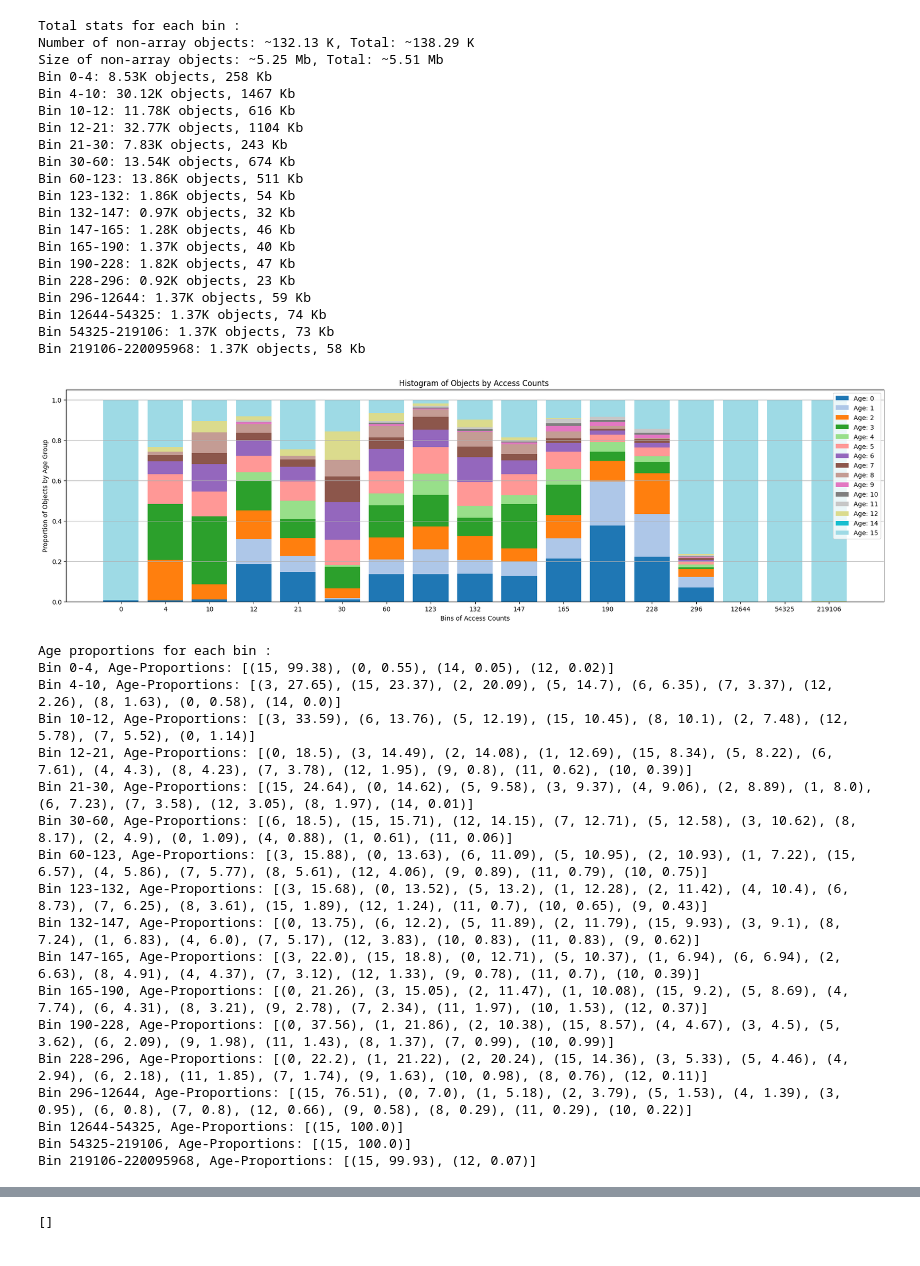
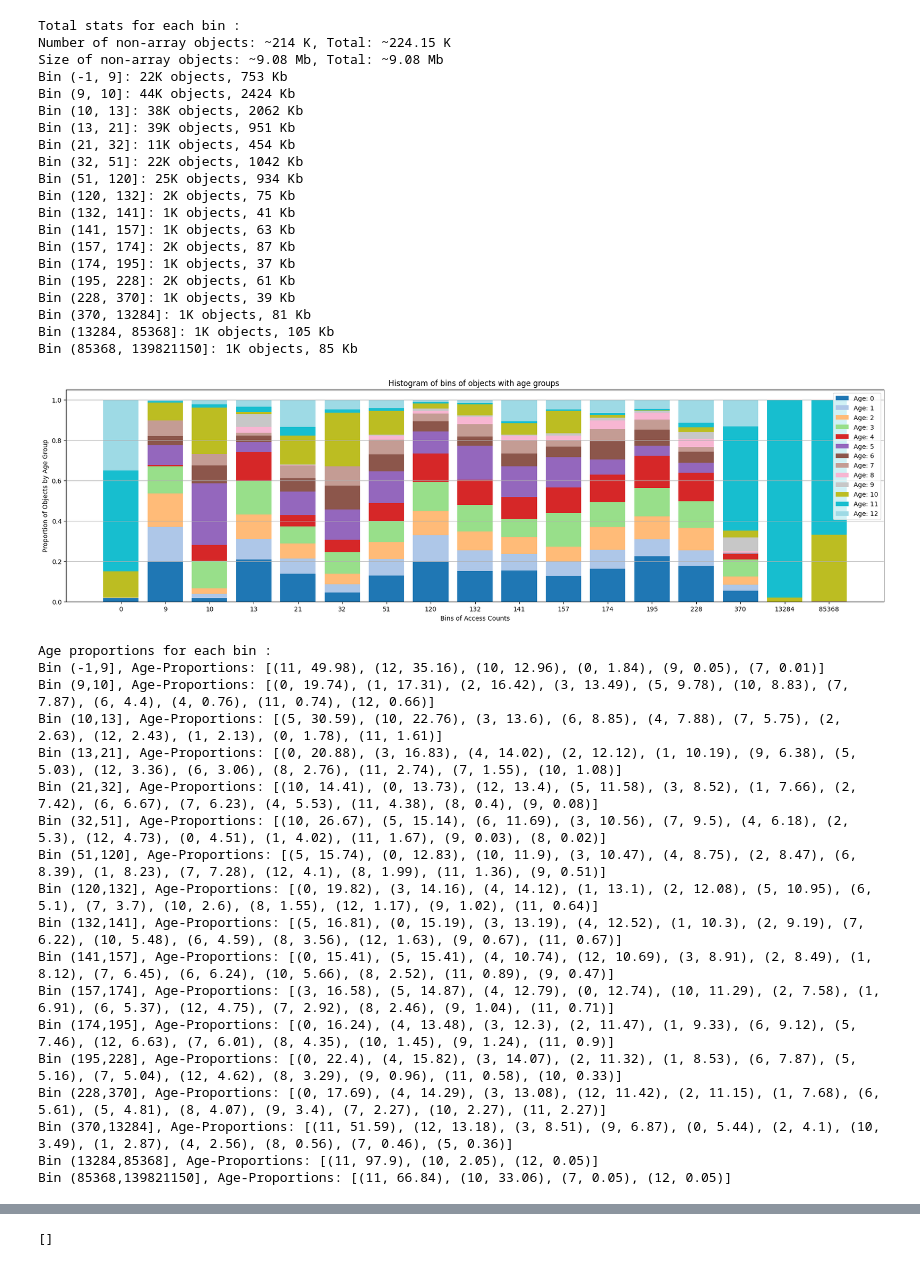
Before and after one commit to Pilipets/Cold-Objects-Detection-openj9, a Jupyter notebook: scripts/results.ipynb, the cells around one changed output, grey strips where cells are left out. Drawn from its saved outputs; the diff is of its cells as text; code cells hidden in the pictures.

```diff
--- a/scripts/results.ipynb
+++ b/scripts/results.ipynb
@@ -391,4 +480,4 @@ objects
 # %%
-snap = snapshots[-2]
+snap = snapshots[12]
 display_freq_bins([obj for obj in snap if obj.typ != 'array'])
 # %% [output]
@@ -396,39 +485,39 @@ display_freq_bins([obj for obj in snap if obj.typ != 'array'])
 Total stats for each bin :
-Number of non-array objects: ~132.13 K, Total: ~138.29 K
-Size of non-array objects: ~5.25 Mb, Total: ~5.51 Mb
-Bin 0-4: 8.53K objects, 258 Kb
-Bin 4-10: 30.12K objects, 1467 Kb
-Bin 10-12: 11.78K objects, 616 Kb
-Bin 12-21: 32.77K objects, 1104 Kb
-Bin 21-30: 7.83K objects, 243 Kb
-Bin 30-60: 13.54K objects, 674 Kb
-Bin 60-123: 13.86K objects, 511 Kb
-Bin 123-132: 1.86K objects, 54 Kb
-Bin 132-147: 0.97K objects, 32 Kb
-Bin 147-165: 1.28K objects, 46 Kb
-Bin 165-190: 1.37K objects, 40 Kb
-Bin 190-228: 1.82K objects, 47 Kb
-Bin 228-296: 0.92K objects, 23 Kb
-Bin 296-12644: 1.37K objects, 59 Kb
-Bin 12644-54325: 1.37K objects, 74 Kb
-Bin 54325-219106: 1.37K objects, 73 Kb
-Bin 219106-220095968: 1.37K objects, 58 Kb
+Number of non-array objects: ~214 K, Total: ~224.15 K
+Size of non-array objects: ~9.08 Mb, Total: ~9.08 Mb
+Bin (-1, 9]: 22K objects, 753 Kb
+Bin (9, 10]: 44K objects, 2424 Kb
+Bin (10, 13]: 38K objects, 2062 Kb
+Bin (13, 21]: 39K objects, 951 Kb
+Bin (21, 32]: 11K objects, 454 Kb
+Bin (32, 51]: 22K objects, 1042 Kb
+Bin (51, 120]: 25K objects, 934 Kb
+Bin (120, 132]: 2K objects, 75 Kb
+Bin (132, 141]: 1K objects, 41 Kb
+Bin (141, 157]: 1K objects, 63 Kb
+Bin (157, 174]: 2K objects, 87 Kb
+Bin (174, 195]: 1K objects, 37 Kb
+Bin (195, 228]: 2K objects, 61 Kb
+Bin (228, 370]: 1K objects, 39 Kb
+Bin (370, 13284]: 1K objects, 81 Kb
+Bin (13284, 85368]: 1K objects, 105 Kb
+Bin (85368, 139821150]: 1K objects, 85 Kb
-[figure, old version]
+[figure, new version]
 Age proportions for each bin :
-Bin 0-4, Age-Proportions: [(15, 99.38), (0, 0.55), (14, 0.05), (12, 0.02)]
-Bin 4-10, Age-Proportions: [(3, 27.65), (15, 23.37), (2, 20.09), (5, 14.7), (6, 6.35), (7, 3.37), (12, 2.26), (8, 1.63), (0, 0.58), (14, 0.0)]
-Bin 10-12, Age-Proportions: [(3, 33.59), (6, 13.76), (5, 12.19), (15, 10.45), (8, 10.1), (2, 7.48), (12, 5.78), (7, 5.52), (0, 1.14)]
-Bin 12-21, Age-Proportions: [(0, 18.5), (3, 14.49), (2, 14.08), (1, 12.69), (15, 8.34), (5, 8.22), (6, 7.61), (4, 4.3), (8, 4.23), (7, 3.78), (12, 1.95), (9, 0.8), (11, 0.62), (10, 0.39)]
-Bin 21-30, Age-Proportions: [(15, 24.64), (0, 14.62), (5, 9.58), (3, 9.37), (4, 9.06), (2, 8.89), (1, 8.0), (6, 7.23), (7, 3.58), (12, 3.05), (8, 1.97), (14, 0.01)]
-Bin 30-60, Age-Proportions: [(6, 18.5), (15, 15.71), (12, 14.15), (7, 12.71), (5, 12.58), (3, 10.62), (8, 8.17), (2, 4.9), (0, 1.09), (4, 0.88), (1, 0.61), (11, 0.06)]
-Bin 60-123, Age-Proportions: [(3, 15.88), (0, 13.63), (6, 11.09), (5, 10.95), (2, 10.93), (1, 7.22), (15, 6.57), (4, 5.86), (7, 5.77), (8, 5.61), (12, 4.06), (9, 0.89), (11, 0.79), (10, 0.75)]
-Bin 123-132, Age-Proportions: [(3, 15.68), (0, 13.52), (5, 13.2), (1, 12.28), (2, 11.42), (4, 10.4), (6, 8.73), (7, 6.25), (8, 3.61), (15, 1.89), (12, 1.24), (11, 0.7), (10, 0.65), (9, 0.43)]
-Bin 132-147, Age-Proportions: [(0, 13.75), (6, 12.2), (5, 11.89), (2, 11.79), (15, 9.93), (3, 9.1), (8, 7.24), (1, 6.83), (4, 6.0), (7, 5.17), (12, 3.83), (10, 0.83), (11, 0.83), (9, 0.62)]
-Bin 147-165, Age-Proportions: [(3, 22.0), (15, 18.8), (0, 12.71), (5, 10.37), (1, 6.94), (6, 6.94), (2, 6.63), (8, 4.91), (4, 4.37), (7, 3.12), (12, 1.33), (9, 0.78), (11, 0.7), (10, 0.39)]
-Bin 165-190, Age-Proportions: [(0, 21.26), (3, 15.05), (2, 11.47), (1, 10.08), (15, 9.2), (5, 8.69), (4, 7.74), (6, 4.31), (8, 3.21), (9, 2.78), (7, 2.34), (11, 1.97), (10, 1.53), (12, 0.37)]
-Bin 190-228, Age-Proportions: [(0, 37.56), (1, 21.86), (2, 10.38), (15, 8.57), (4, 4.67), (3, 4.5), (5, 3.62), (6, 2.09), (9, 1.98), (11, 1.43), (8, 1.37), (7, 0.99), (10, 0.99)]
-Bin 228-296, Age-Proportions: [(0, 22.2), (1, 21.22), (2, 20.24), (15, 14.36), (3, 5.33), (5, 4.46), (4, 2.94), (6, 2.18), (11, 1.85), (7, 1.74), (9, 1.63), (10, 0.98), (8, 0.76), (12, 0.11)]
-Bin 296-12644, Age-Proportions: [(15, 76.51), (0, 7.0), (1, 5.18), (2, 3.79), (5, 1.53), (4, 1.39), (3, 0.95), (6, 0.8), (7, 0.8), (12, 0.66), (9, 0.58), (8, 0.29), (11, 0.29), (10, 0.22)]
-Bin 12644-54325, Age-Proportions: [(15, 100.0)]
-Bin 54325-219106, Age-Proportions: [(15, 100.0)]
-Bin 219106-220095968, Age-Proportions: [(15, 99.93), (12, 0.07)]
+Bin (-1,9], Age-Proportions: [(11, 49.98), (12, 35.16), (10, 12.96), (0, 1.84), (9, 0.05), (7, 0.01)]
+Bin (9,10], Age-Proportions: [(0, 19.74), (1, 17.31), (2, 16.42), (3, 13.49), (5, 9.78), (10, 8.83), (7, 7.87), (6, 4.4), (4, 0.76), (11, 0.74), (12, 0.66)]
+Bin (10,13], Age-Proportions: [(5, 30.59), (10, 22.76), (3, 13.6), (6, 8.85), (4, 7.88), (7, 5.75), (2, 2.63), (12, 2.43), (1, 2.13), (0, 1.78), (11, 1.61)]
+Bin (13,21], Age-Proportions: [(0, 20.88), (3, 16.83), (4, 14.02), (2, 12.12), (1, 10.19), (9, 6.38), (5, 5.03), (12, 3.36), (6, 3.06), (8, 2.76), (11, 2.74), (7, 1.55), (10, 1.08)]
+Bin (21,32], Age-Proportions: [(10, 14.41), (0, 13.73), (12, 13.4), (5, 11.58), (3, 8.52), (1, 7.66), (2, 7.42), (6, 6.67), (7, 6.23), (4, 5.53), (11, 4.38), (8, 0.4), (9, 0.08)]
+Bin (32,51], Age-Proportions: [(10, 26.67), (5, 15.14), (6, 11.69), (3, 10.56), (7, 9.5), (4, 6.18), (2, 5.3), (12, 4.73), (0, 4.51), (1, 4.02), (11, 1.67), (9, 0.03), (8, 0.02)]
+Bin (51,120], Age-Proportions: [(5, 15.74), (0, 12.83), (10, 11.9), (3, 10.47), (4, 8.75), (2, 8.47), (6, 8.39), (1, 8.23), (7, 7.28), (12, 4.1), (8, 1.99), (11, 1.36), (9, 0.51)]
+Bin (120,132], Age-Proportions: [(0, 19.82), (3, 14.16), (4, 14.12), (1, 13.1), (2, 12.08), (5, 10.95), (6, 5.1), (7, 3.7), (10, 2.6), (8, 1.55), (12, 1.17), (9, 1.02), (11, 0.64)]
+Bin (132,141], Age-Proportions: [(5, 16.81), (0, 15.19), (3, 13.19), (4, 12.52), (1, 10.3), (2, 9.19), (7, 6.22), (10, 5.48), (6, 4.59), (8, 3.56), (12, 1.63), (9, 0.67), (11, 0.67)]
+Bin (141,157], Age-Proportions: [(0, 15.41), (5, 15.41), (4, 10.74), (12, 10.69), (3, 8.91), (2, 8.49), (1, 8.12), (7, 6.45), (6, 6.24), (10, 5.66), (8, 2.52), (11, 0.89), (9, 0.47)]
+Bin (157,174], Age-Proportions: [(3, 16.58), (5, 14.87), (4, 12.79), (0, 12.74), (10, 11.29), (2, 7.58), (1, 6.91), (6, 5.37), (12, 4.75), (7, 2.92), (8, 2.46), (9, 1.04), (11, 0.71)]
+Bin (174,195], Age-Proportions: [(0, 16.24), (4, 13.48), (3, 12.3), (2, 11.47), (1, 9.33), (6, 9.12), (5, 7.46), (12, 6.63), (7, 6.01), (8, 4.35), (10, 1.45), (9, 1.24), (11, 0.9)]
+Bin (195,228], Age-Proportions: [(0, 22.4), (4, 15.82), (3, 14.07), (2, 11.32), (1, 8.53), (6, 7.87), (5, 5.16), (7, 5.04), (12, 4.62), (8, 3.29), (9, 0.96), (11, 0.58), (10, 0.33)]
+Bin (228,370], Age-Proportions: [(0, 17.69), (4, 14.29), (3, 13.08), (12, 11.42), (2, 11.15), (1, 7.68), (6, 5.61), (5, 4.81), (8, 4.07), (9, 3.4), (7, 2.27), (10, 2.27), (11, 2.27)]
+Bin (370,13284], Age-Proportions: [(11, 51.59), (12, 13.18), (3, 8.51), (9, 6.87), (0, 5.44), (2, 4.1), (10, 3.49), (1, 2.87), (4, 2.56), (8, 0.56), (7, 0.46), (5, 0.36)]
+Bin (13284,85368], Age-Proportions: [(11, 97.9), (10, 2.05), (12, 0.05)]
+Bin (85368,139821150], Age-Proportions: [(11, 66.84), (10, 33.06), (7, 0.05), (12, 0.05)]
```
Also changed, not shown: parts of 9 cells of this notebook, 2 other files.
